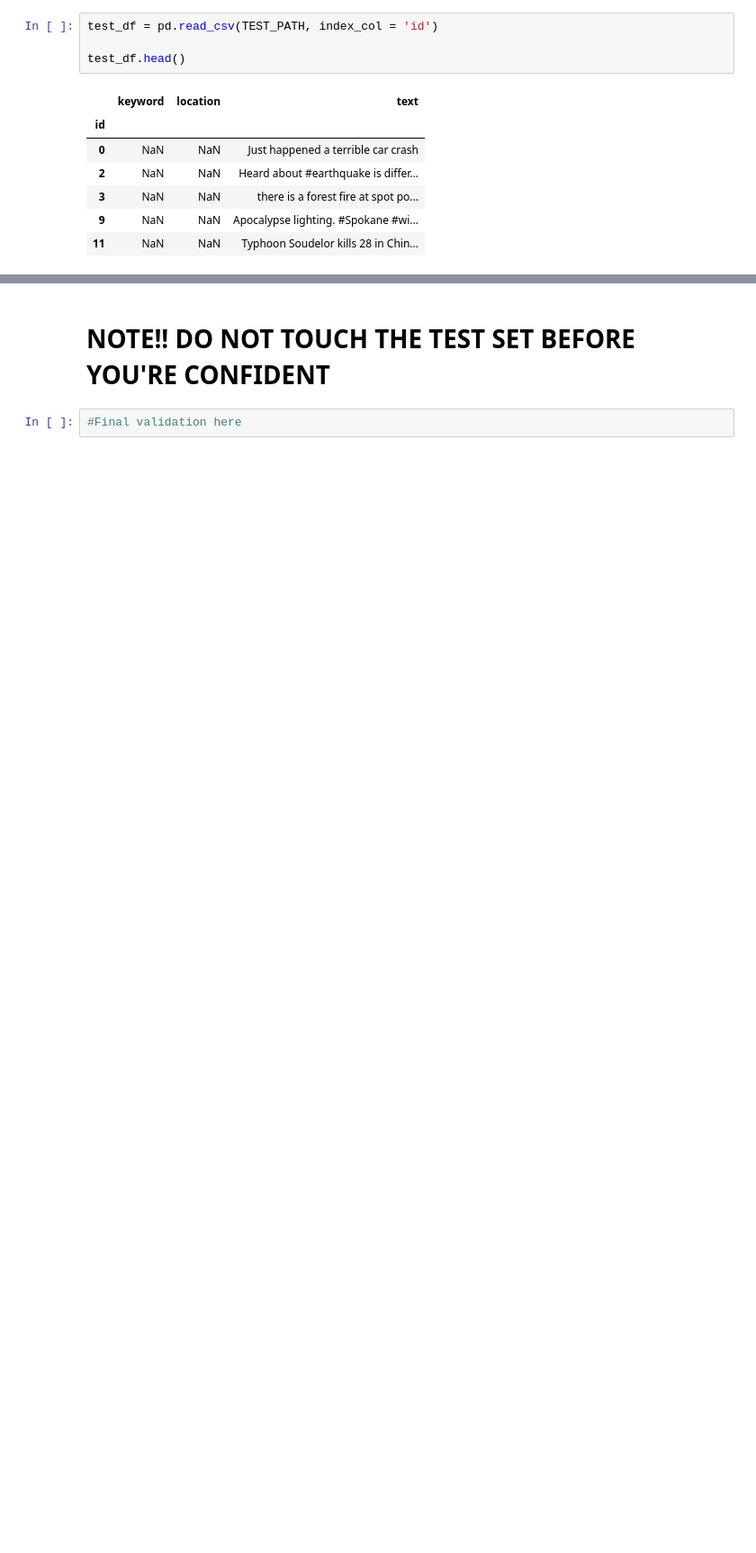
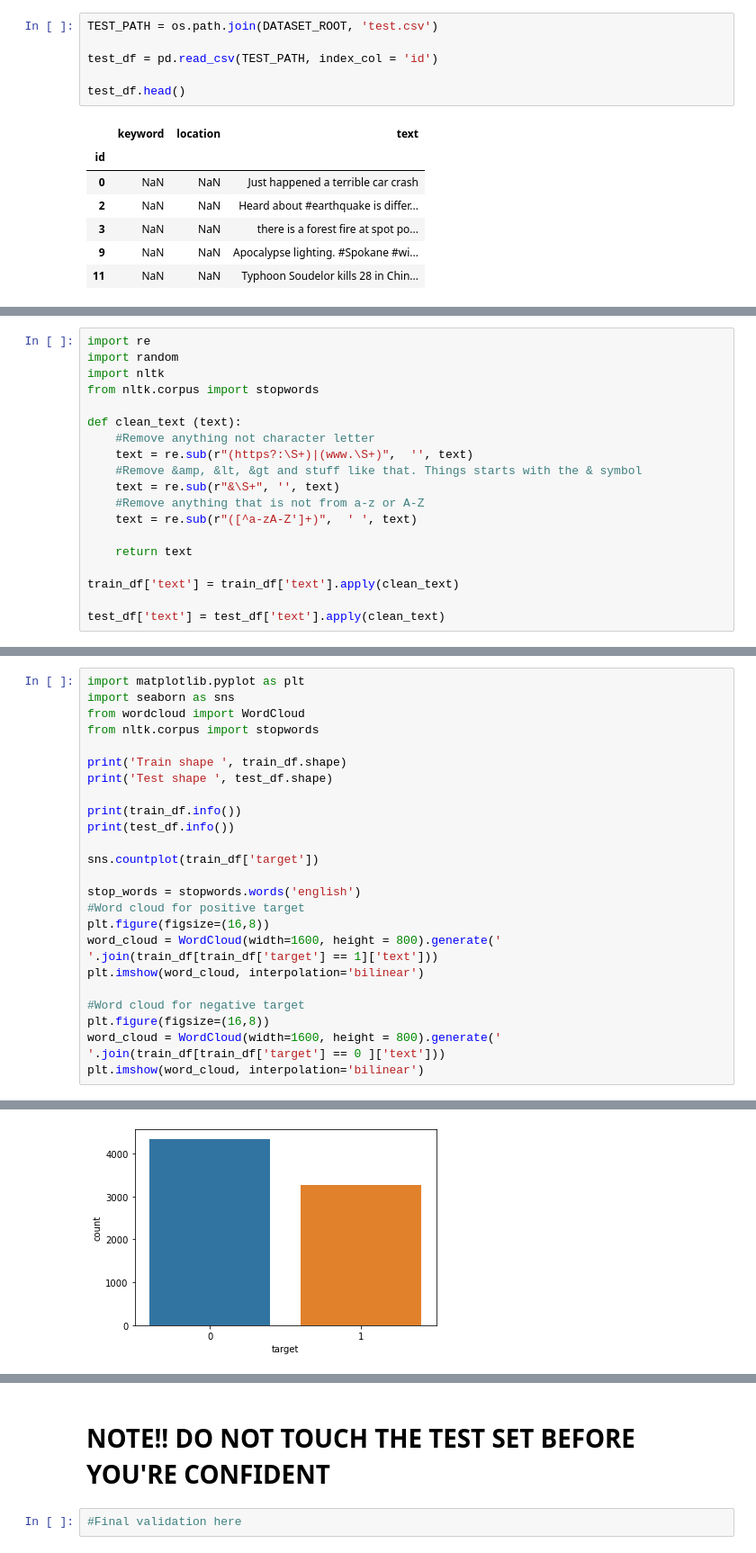
Before and after one commit to jamesnguyen30/kaggle-competitions, a Jupyter notebook: nlp_disaster_twitter/notebook.ipynb, the cells around one changed output, grey strips where cells are left out. Shown at 90% size. Saved outputs shown, nothing was run; the diff lists cells and outputs as text; blank space fills up the shorter version.

```diff
--- a/nlp_disaster_twitter/notebook.ipynb
+++ b/nlp_disaster_twitter/notebook.ipynb
@@ -30,4 +41,6 @@ train_df.head()
 # %%
+TEST_PATH = os.path.join(DATASET_ROOT, 'test.csv')
+
 test_df = pd.read_csv(TEST_PATH, index_col = 'id')
 
 test_df.head()
@@ -119,0 +62,19 @@ Name: text, Length: 3263, dtype: object
+# %%
+import re
+import random
+import nltk
+from nltk.corpus import stopwords
+
+def clean_text (text):
+    #Remove anything not character letter
+    text = re.sub(r"(https?:\S+)|(www.\S+)",  '', text)
+    #Remove &amp, &lt, &gt and stuff like that. Things starts with the & symbol
+    text = re.sub(r"&\S+", '', text)
+    #Remove anything that is not from a-z or A-Z
+    text = re.sub(r"([^a-zA-Z']+)",  ' ', text)
+
+    return text
+
+train_df['text'] = train_df['text'].apply(clean_text)
+
+test_df['text'] = test_df['text'].apply(clean_text)
@@ -119,0 +85,25 @@ Name: text, Length: 3263, dtype: object
+# %%
+import matplotlib.pyplot as plt
+import seaborn as sns
+from wordcloud import WordCloud
+from nltk.corpus import stopwords
+
+print('Train shape ', train_df.shape)
+print('Test shape ', test_df.shape)
+
+print(train_df.info())
+print(test_df.info())
+
+sns.countplot(train_df['target'])
+
+stop_words = stopwords.words('english')
+#Word cloud for positive target
+plt.figure(figsize=(16,8))
+word_cloud = WordCloud(width=1600, height = 800).generate(' '.join(train_df[train_df['target'] == 1]['text']))
+plt.imshow(word_cloud, interpolation='bilinear')
+
+#Word cloud for negative target
+plt.figure(figsize=(16,8))
+word_cloud = WordCloud(width=1600, height = 800).generate(' '.join(train_df[train_df['target'] == 0 ]['text']))
+plt.imshow(word_cloud, interpolation='bilinear')
+# %% [output]
@@ -119,0 +128 @@ Name: text, Length: 3263, dtype: object
+[figure, added]
```
Also changed, not shown: parts of 29 cells of this notebook.
